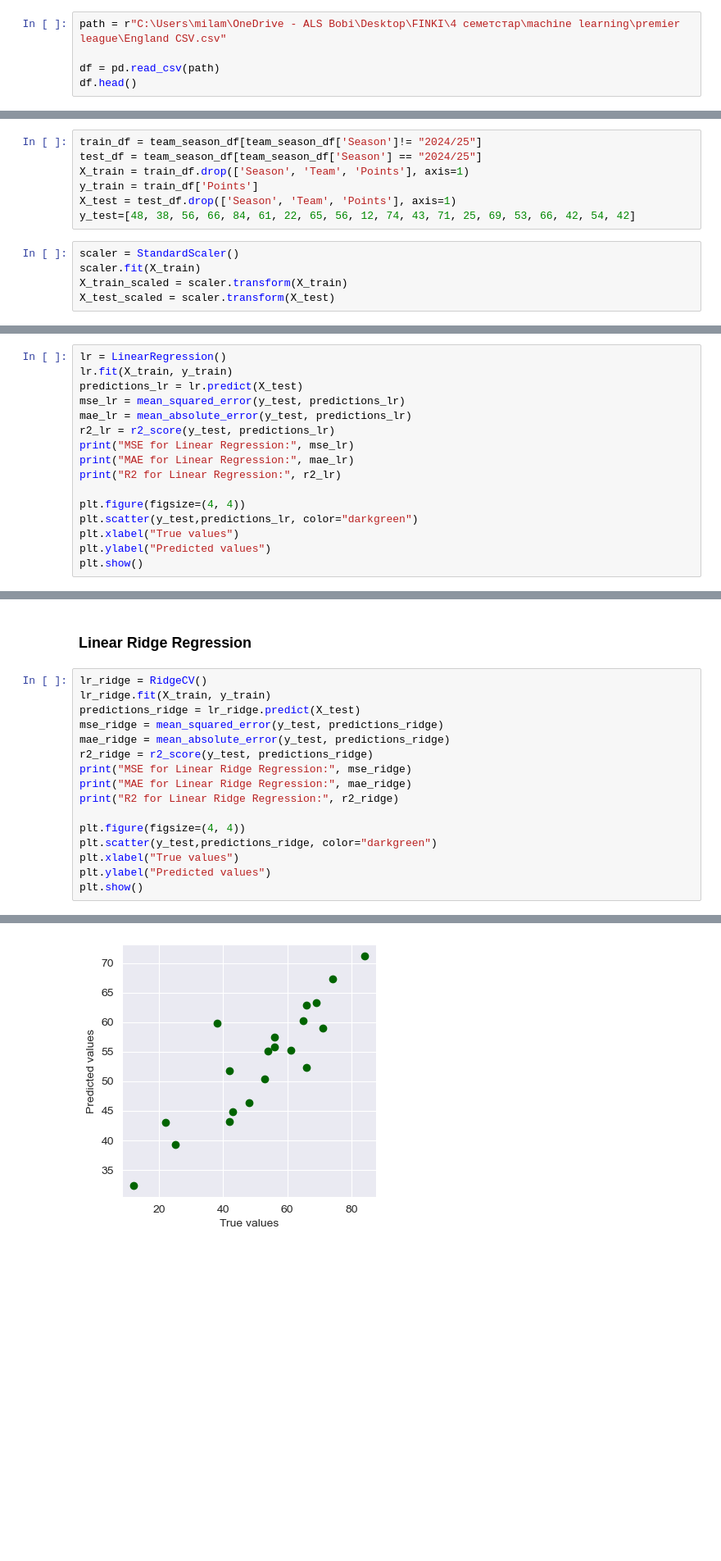
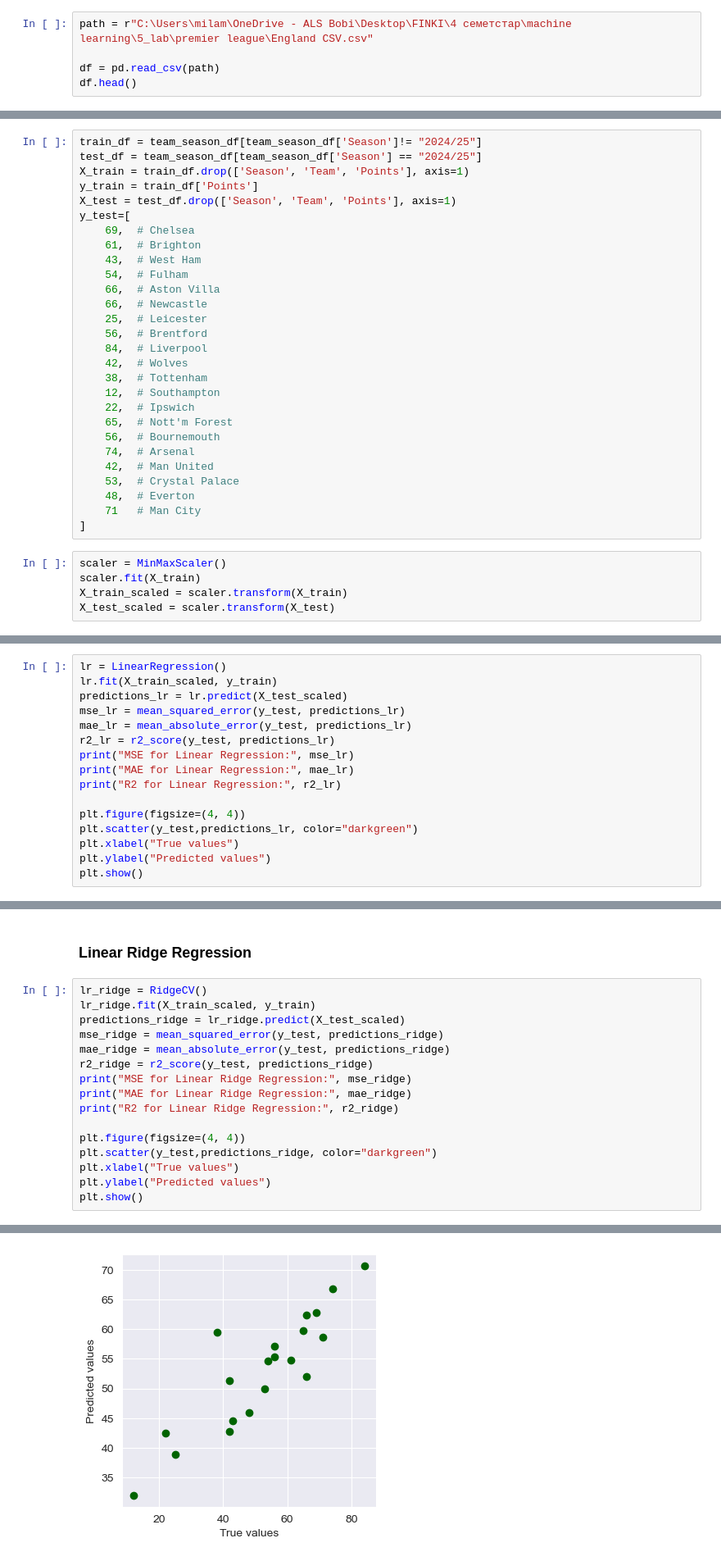
Before and after one commit to milagjurovska/ML25, a Jupyter notebook: 5_lab/petta_laboratoriska.ipynb, the cells around one changed output, grey strips where cells are left out. Shown at 82% size. Saved outputs shown, nothing was run; the diff lists cells and outputs as text; blank space fills up the shorter version.

```diff
--- a/5_lab/petta_laboratoriska.ipynb
+++ b/5_lab/petta_laboratoriska.ipynb
@@ -24,7 +24,7 @@ warnings.filterwarnings('ignore')
 # %% [markdown]
 # Data Preprocessing
 # %%
-path = r"C:\Users\milam\OneDrive - ALS Bobi\Desktop\FINKI\4 семетстар\machine learning\premier league\England CSV.csv"
+path = r"C:\Users\milam\OneDrive - ALS Bobi\Desktop\FINKI\4 семетстар\machine learning\5_lab\premier league\England CSV.csv"
 
 df = pd.read_csv(path)
 df.head()
@@ -201,9 +201,30 @@ test_df = team_season_df[team_season_df['Season'] == "2024/25"]
 X_train = train_df.drop(['Season', 'Team', 'Points'], axis=1)
 y_train = train_df['Points']
 X_test = test_df.drop(['Season', 'Team', 'Points'], axis=1)
-y_test=[48, 38, 56, 66, 84, 61, 22, 65, 56, 12, 74, 43, 71, 25, 69, 53, 66, 42, 54, 42]
+y_test=[
+    69,  # Chelsea
+    61,  # Brighton
+    43,  # West Ham
+    54,  # Fulham
+    66,  # Aston Villa
+    66,  # Newcastle
+    25,  # Leicester
+    56,  # Brentford
+    84,  # Liverpool
+    42,  # Wolves
+    38,  # Tottenham
+    12,  # Southampton
+    22,  # Ipswich
+    65,  # Nott'm Forest
+    56,  # Bournemouth
+    74,  # Arsenal
+    42,  # Man United
+    53,  # Crystal Palace
+    48,  # Everton
+    71   # Man City
+]
 # %%
-scaler = StandardScaler()
+scaler = MinMaxScaler()
 scaler.fit(X_train)
 X_train_scaled = scaler.transform(X_train)
 X_test_scaled = scaler.transform(X_test)
@@ -211,8 +232,8 @@ X_test_scaled = scaler.transform(X_test)
 ## Linear Regression
 # %%
 lr = LinearRegression()
-lr.fit(X_train, y_train)
-predictions_lr = lr.predict(X_test)
+lr.fit(X_train_scaled, y_train)
+predictions_lr = lr.predict(X_test_scaled)
 mse_lr = mean_squared_error(y_test, predictions_lr)
 mae_lr = mean_absolute_error(y_test, predictions_lr)
 r2_lr = r2_score(y_test, predictions_lr)
@@ -234,8 +255,8 @@ R2 for Linear Regression: 0.6516746782773253
 ### Linear Ridge Regression
 # %%
 lr_ridge = RidgeCV()
-lr_ridge.fit(X_train, y_train)
-predictions_ridge = lr_ridge.predict(X_test)
+lr_ridge.fit(X_train_scaled, y_train)
+predictions_ridge = lr_ridge.predict(X_test_scaled)
 mse_ridge = mean_squared_error(y_test, predictions_ridge)
 mae_ridge = mean_absolute_error(y_test, predictions_ridge)
 r2_ridge = r2_score(y_test, predictions_ridge)
@@ -255,4 +276,4 @@ R2 for Linear Ridge Regression: 0.6516968720956593
-[figure, old version]
+[figure, new version]
 # %% [markdown]
 ### Linear Lasso Regression
 # %%
```
Also changed, not shown: parts of 13 cells of this notebook.
